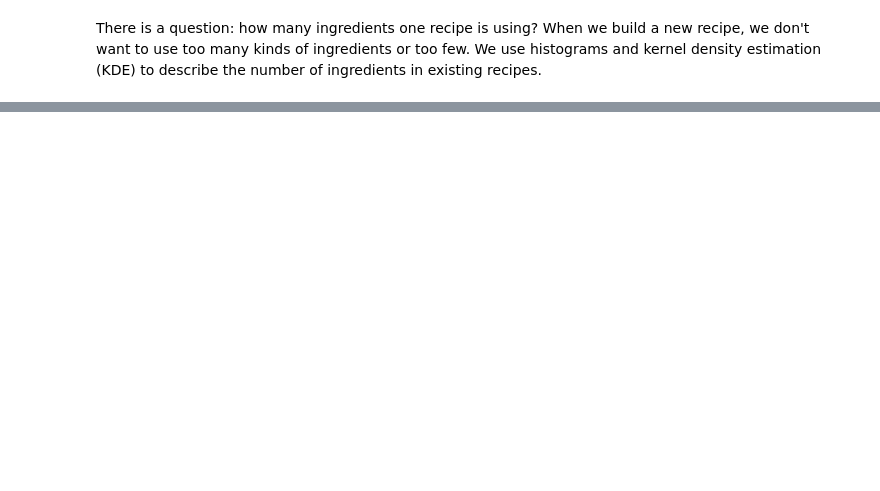
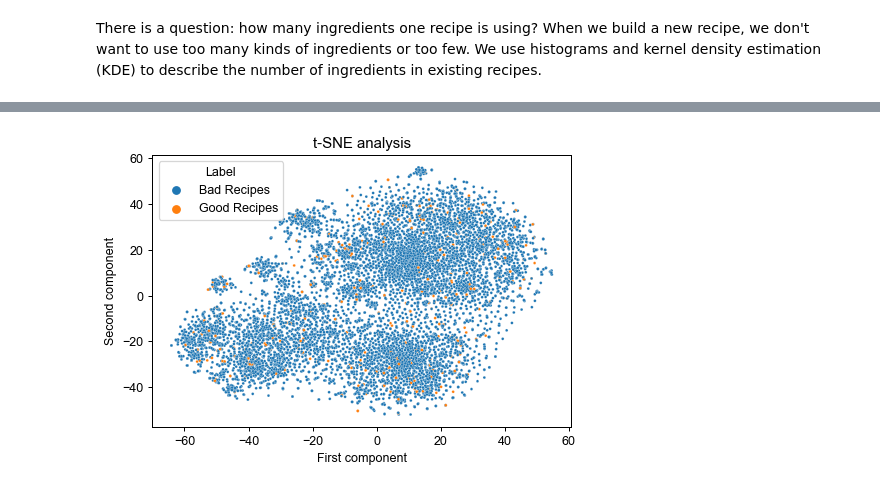
Before and after one commit to corrimare/recipe, a Jupyter notebook: notebooks/recipe.ipynb, the cells around one changed output, grey strips where cells are left out. Drawn from its saved outputs; the diff is of its cells as text; code cells hidden in the pictures; blank space fills up the shorter version.

```diff
--- a/notebooks/recipe.ipynb
+++ b/notebooks/recipe.ipynb
@@ -1091,0 +878,8 @@ pprint(lda_model.print_topics())
+# %%
+###############################################################
+# Construct whole methods data frame with all zeros
+###############################################################
+methods1=methods0.copy()
+for word in words:
+    methods1[word]=0
+methods1.shape
@@ -1091,0 +974,15 @@ pprint(lda_model.print_topics())
+# %%
+#############################################################
+# t-SNE analysis
+#############################################################
+X_embedded=TSNE().fit_transform(data.drop(columns=['Label']))
+_=sns.scatterplot(X_embedded[:,0],
+                  X_embedded[:,1],
+                  hue=data['Label'].apply(lambda x: 'Good Recipes' if x==1 else 'Bad Recipes'),
+                  s=5)
+_=plt.xlabel('First component')
+_=plt.ylabel('Second component')
+_=plt.title('t-SNE analysis')
+plt.show()
+# %% [output]
+[figure, added]
```
Also changed, not shown: parts of 121 cells of this notebook.
